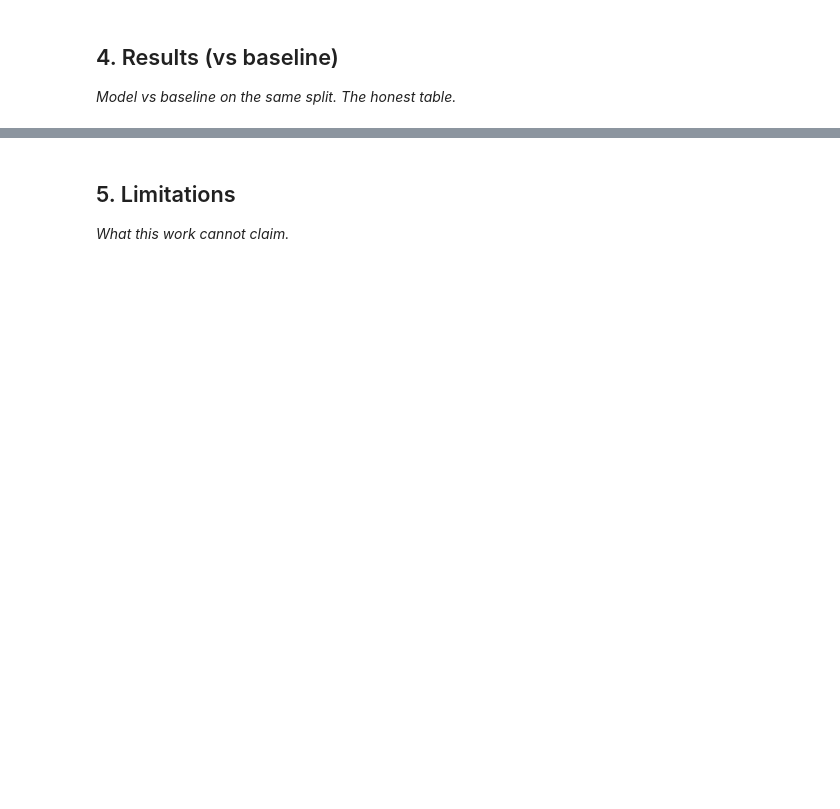
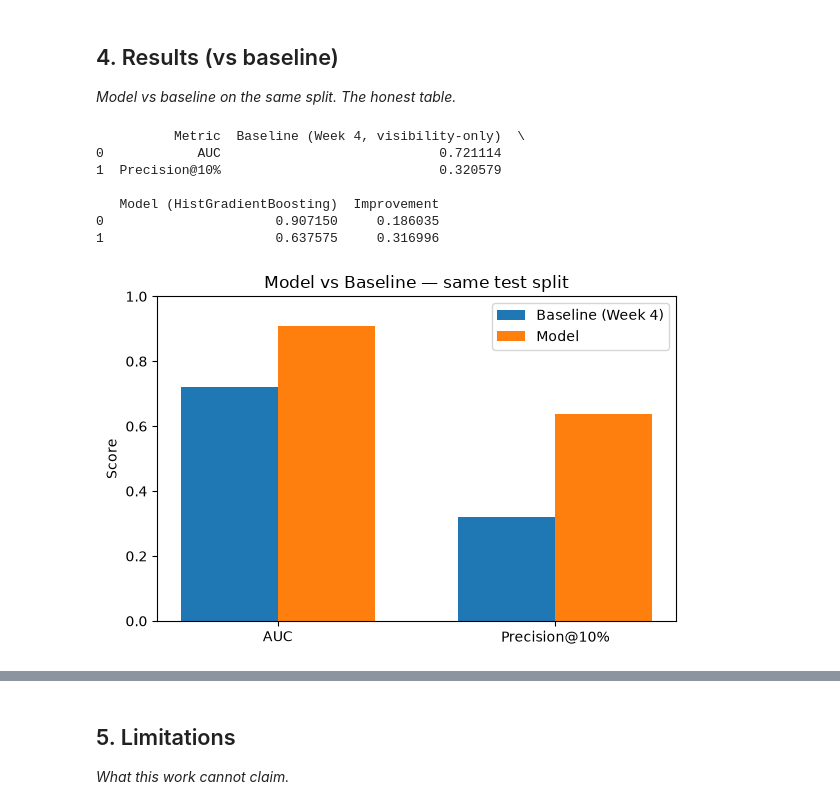
Before and after one commit to Arhxmz/Flyrank-Internship-ML, a Jupyter notebook: work/notebooks/capstone.ipynb, the cells around one changed output, grey strips where cells are left out. Cells and saved outputs as stored; diff of their text form; code cells hidden in the pictures; blank space fills up the shorter version.

Commit message:
Complete capstone modeling notebook: model beats baseline, ranked recommendations, artifacts

```diff
--- a/work/notebooks/capstone.ipynb
+++ b/work/notebooks/capstone.ipynb
@@ -20,0 +112,20 @@ This skeleton is yours to fill. Work the sections **in order** — each one has
+# %%
+from sklearn.model_selection import GroupShuffleSplit
+
+feature_cols = ["avg_position", "feb_clicks", "feb_impressions"]
+X = modeling_df[feature_cols]
+y = modeling_df["is_declining"]
+groups = modeling_df["client_hash_id"]
+
+splitter = GroupShuffleSplit(n_splits=1, test_size=0.3, random_state=42)
+train_idx, test_idx = next(splitter.split(X, y, groups=groups))
+
+X_train, X_test = X.iloc[train_idx], X.iloc[test_idx]
+y_train, y_test = y.iloc[train_idx], y.iloc[test_idx]
+
+train_clients = set(modeling_df.iloc[train_idx]["client_hash_id"])
+test_clients = set(modeling_df.iloc[test_idx]["client_hash_id"])
+
+print(f"Train rows: {len(X_train)}, Test rows: {len(X_test)}")
+print(f"Train clients: {len(train_clients)}, Test clients: {len(test_clients)}")
+print(f"Overlap between train/test clients (should be 0): {len(train_clients & test_clients)}")
@@ -22,3 +164,56 @@ This skeleton is yours to fill. Work the sections **in order** — each one has
 ## 4. Results (vs baseline)
 
 *Model vs baseline on the same split. The honest table.*
+# %%
+import numpy as np
+import matplotlib.pyplot as plt
+
+def precision_at_k(y_true, scores, k_frac=0.10):
+    n = len(y_true)
+    k = int(n * k_frac)
+    top_k_idx = np.argsort(scores)[::-1][:k]
+    return y_true.iloc[top_k_idx].mean()
+
+model_scores = model.predict_proba(X_test)[:, 1]
+model_p10 = precision_at_k(y_test, model_scores, 0.10)
+baseline_p10 = precision_at_k(y_test, baseline_score, 0.10)
+
+results_table = pd.DataFrame({
+    "Metric": ["AUC", "Precision@10%"],
+    "Baseline (Week 4, visibility-only)": [baseline_auc, baseline_p10],
+    "Model (HistGradientBoosting)": [model_auc, model_p10],
+})
+results_table["Improvement"] = results_table["Model (HistGradientBoosting)"] - results_table["Baseline (Week 4, visibility-only)"]
+print(results_table)
+
+# ---------- Chart for the paper ----------
+fig, ax = plt.subplots(figsize=(6, 4))
+metrics = ["AUC", "Precision@10%"]
+baseline_vals = [baseline_auc, baseline_p10]
+model_vals = [model_auc, model_p10]
+
+x = np.arange(len(metrics))
+width = 0.35
+ax.bar(x - width/2, baseline_vals, width, label="Baseline (Week 4)")
+ax.bar(x + width/2, model_vals, width, label="Model")
+ax.set_xticks(x)
+ax.set_xticklabels(metrics)
+ax.set_ylim(0, 1)
+ax.set_ylabel("Score")
+ax.set_title("Model vs Baseline — same test split")
+ax.legend()
+plt.tight_layout()
+
+import os
+os.makedirs("../../work/outputs", exist_ok=True)
+plt.savefig("../../work/outputs/model_vs_baseline.png", dpi=150)
+plt.show()
+# %% [output]
+          Metric  Baseline (Week 4, visibility-only)  \
+0            AUC                            0.721114
+1  Precision@10%                            0.320579
+
+   Model (HistGradientBoosting)  Improvement
+0                      0.907150     0.186035
+1                      0.637575     0.316996
+[figure, added]
```
Also changed, not shown: parts of 11 cells of this notebook, 2 other files.
